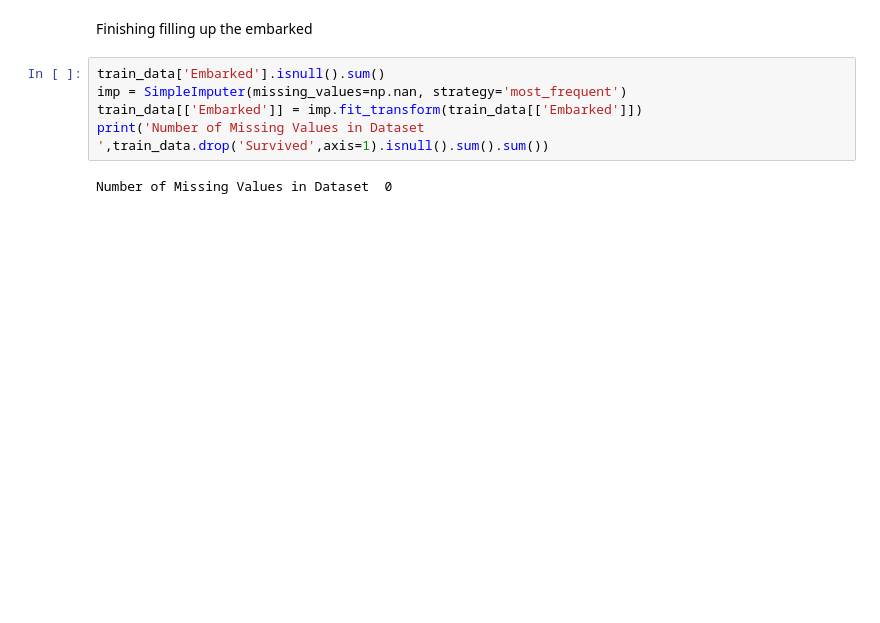
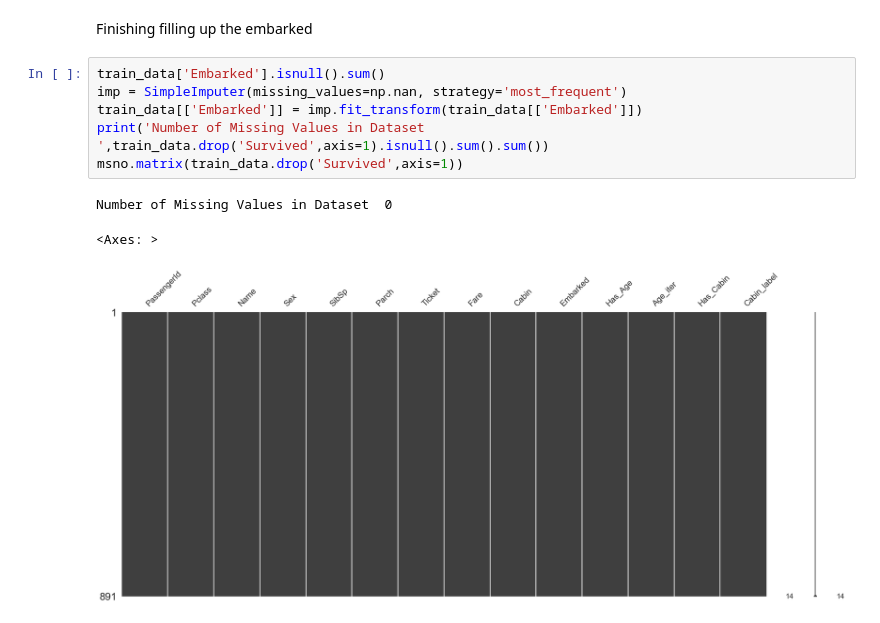
Before and after one commit to nicholasaxl/titanic-kaggle-nichaxl, a Jupyter notebook: Titanic_Kaggle_Axl.ipynb, the cells around one changed output. Drawn from its saved outputs; the diff is of its cells as text; blank space fills up the shorter version.

```diff
--- a/Titanic_Kaggle_Axl.ipynb
+++ b/Titanic_Kaggle_Axl.ipynb
@@ -276,7 +263,10 @@ Finishing filling up the embarked
 # %%
 train_data['Embarked'].isnull().sum()
 imp = SimpleImputer(missing_values=np.nan, strategy='most_frequent')
 train_data[['Embarked']] = imp.fit_transform(train_data[['Embarked']])
 print('Number of Missing Values in Dataset ',train_data.drop('Survived',axis=1).isnull().sum().sum())
+msno.matrix(train_data.drop('Survived',axis=1))
 # %% [output]
 Number of Missing Values in Dataset  0
+<Axes: >
+[figure, added]
```
Also changed, not shown: parts of 16 cells of this notebook.
